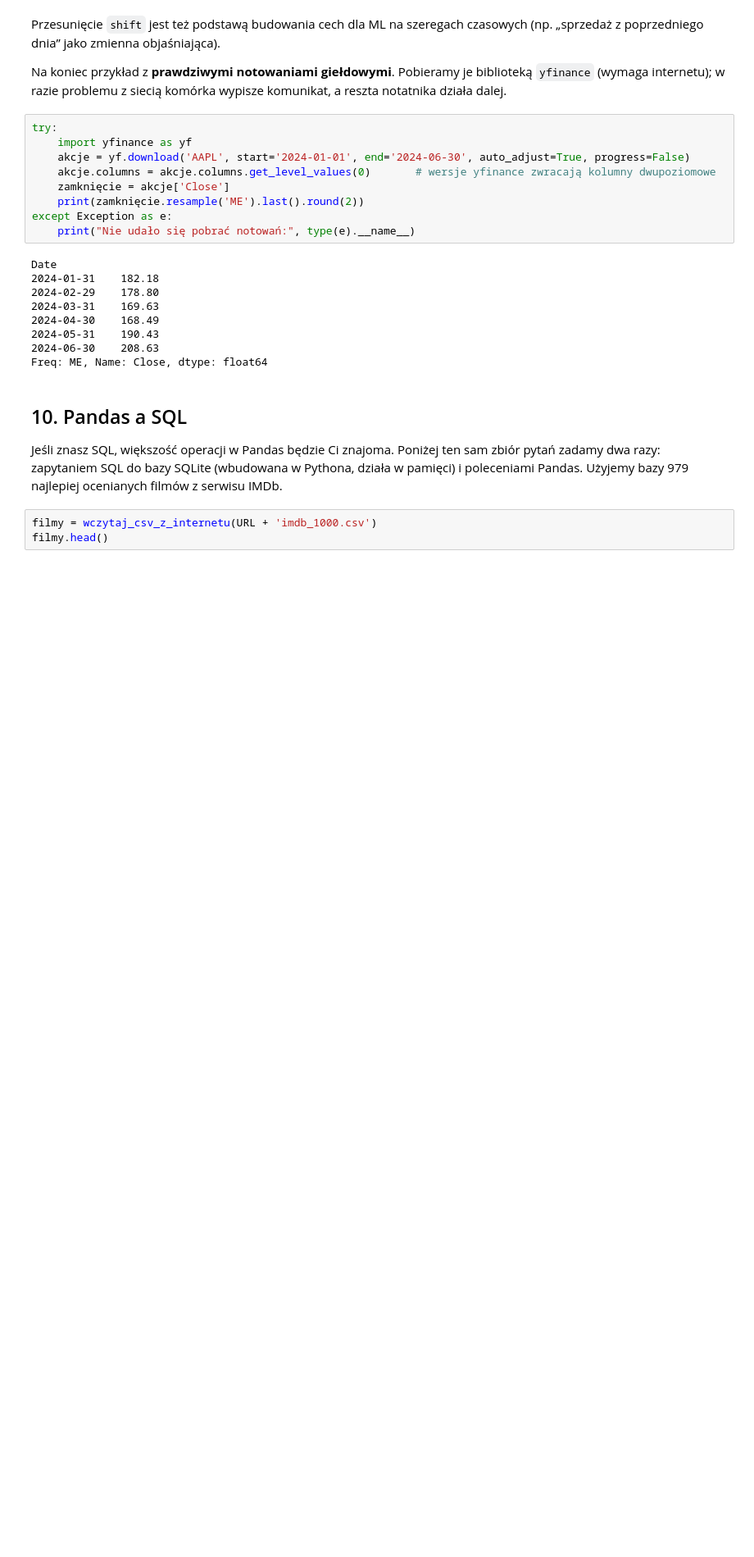
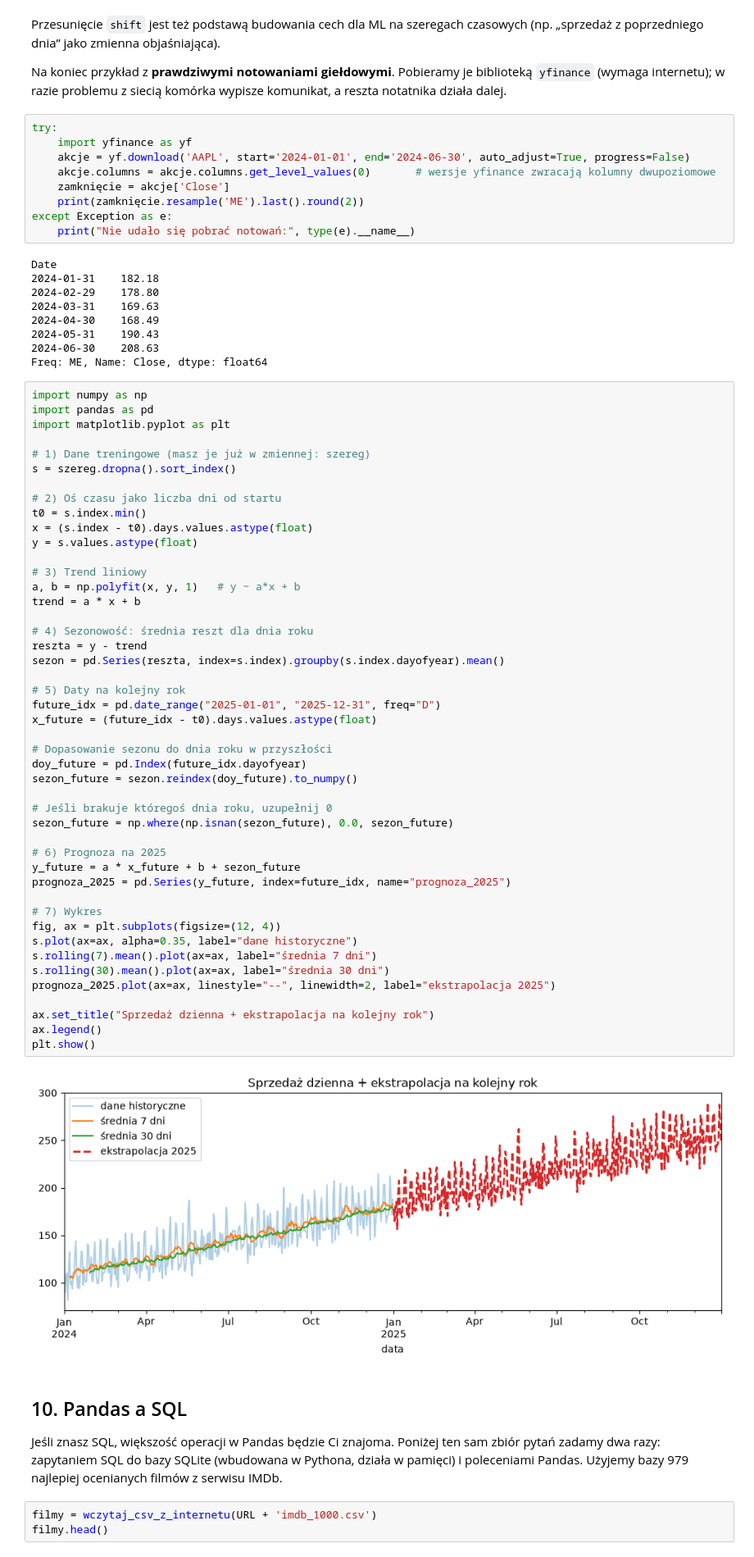
Before and after one commit to tomasz450/ML_DL_szkolenie_23_11_26, a Jupyter notebook: 2.1 Pandas/Pandas.ipynb, the cells around one changed output. Shown at 82% size. Cells and saved outputs as stored; diff of their text form; blank space fills up the shorter version.

```diff
--- a/2.1 Pandas/Pandas.ipynb
+++ b/2.1 Pandas/Pandas.ipynb
@@ -2686,6 +2750,54 @@ Date
 2024-05-31    190.43
 2024-06-30    208.63
 Freq: ME, Name: Close, dtype: float64
+# %%
+import numpy as np
+import pandas as pd
+import matplotlib.pyplot as plt
+
+# 1) Dane treningowe (masz je już w zmiennej: szereg)
+s = szereg.dropna().sort_index()
+
+# 2) Oś czasu jako liczba dni od startu
+t0 = s.index.min()
+x = (s.index - t0).days.values.astype(float)
+y = s.values.astype(float)
+
+# 3) Trend liniowy
+a, b = np.polyfit(x, y, 1)   # y ~ a*x + b
+trend = a * x + b
+
+# 4) Sezonowość: średnia reszt dla dnia roku
+reszta = y - trend
+sezon = pd.Series(reszta, index=s.index).groupby(s.index.dayofyear).mean()
+
+# 5) Daty na kolejny rok
+future_idx = pd.date_range("2025-01-01", "2025-12-31", freq="D")
+x_future = (future_idx - t0).days.values.astype(float)
+
+# Dopasowanie sezonu do dnia roku w przyszłości
+doy_future = pd.Index(future_idx.dayofyear)
+sezon_future = sezon.reindex(doy_future).to_numpy()
+
+# Jeśli brakuje któregoś dnia roku, uzupełnij 0
+sezon_future = np.where(np.isnan(sezon_future), 0.0, sezon_future)
+
+# 6) Prognoza na 2025
+y_future = a * x_future + b + sezon_future
+prognoza_2025 = pd.Series(y_future, index=future_idx, name="prognoza_2025")
+
+# 7) Wykres
+fig, ax = plt.subplots(figsize=(12, 4))
+s.plot(ax=ax, alpha=0.35, label="dane historyczne")
+s.rolling(7).mean().plot(ax=ax, label="średnia 7 dni")
+s.rolling(30).mean().plot(ax=ax, label="średnia 30 dni")
+prognoza_2025.plot(ax=ax, linestyle="--", linewidth=2, label="ekstrapolacja 2025")
+
+ax.set_title("Sprzedaż dzienna + ekstrapolacja na kolejny rok")
+ax.legend()
+plt.show()
+# %% [output]
+[figure, added]
 # %% [markdown]
 ## 10. Pandas a SQL
 
```
Also changed, not shown: parts of 13 cells of this notebook, 2 other files.
